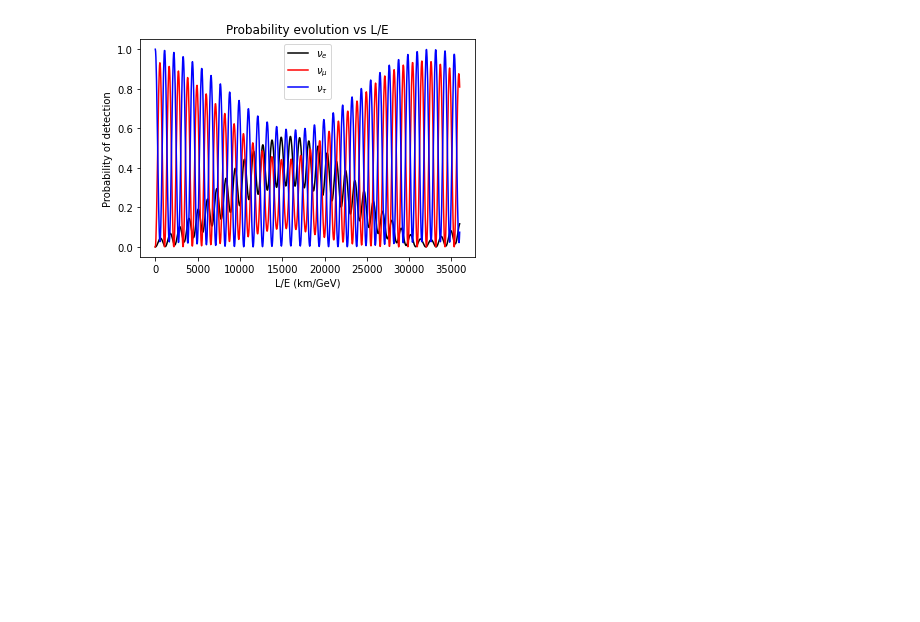
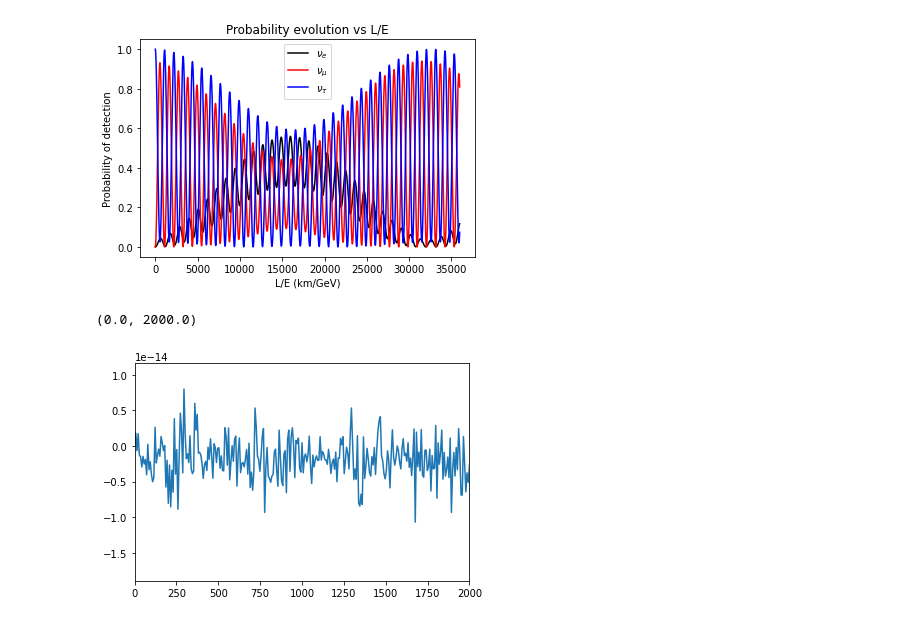
Before and after one commit to soura-phy/neutrino-oscillations, a Jupyter notebook: neutrino_osc_fixed_E_density-mat.ipynb, the cells around one changed output. Drawn from its saved outputs; the diff is of its cells as text; code cells hidden in the pictures; blank space fills up the shorter version.

```diff
--- a/neutrino_osc_fixed_E_density-mat.ipynb
+++ b/neutrino_osc_fixed_E_density-mat.ipynb
@@ -94,0 +121,6 @@ rho=0
+# %%
+plt.plot(LE, von_Neumann_entropy)
+plt.xlim(0,2000)
+# %% [output]
+(0.0, 2000.0)
+[figure, added]
```
Also changed, not shown: parts of 25 cells of this notebook, 2 other files.
